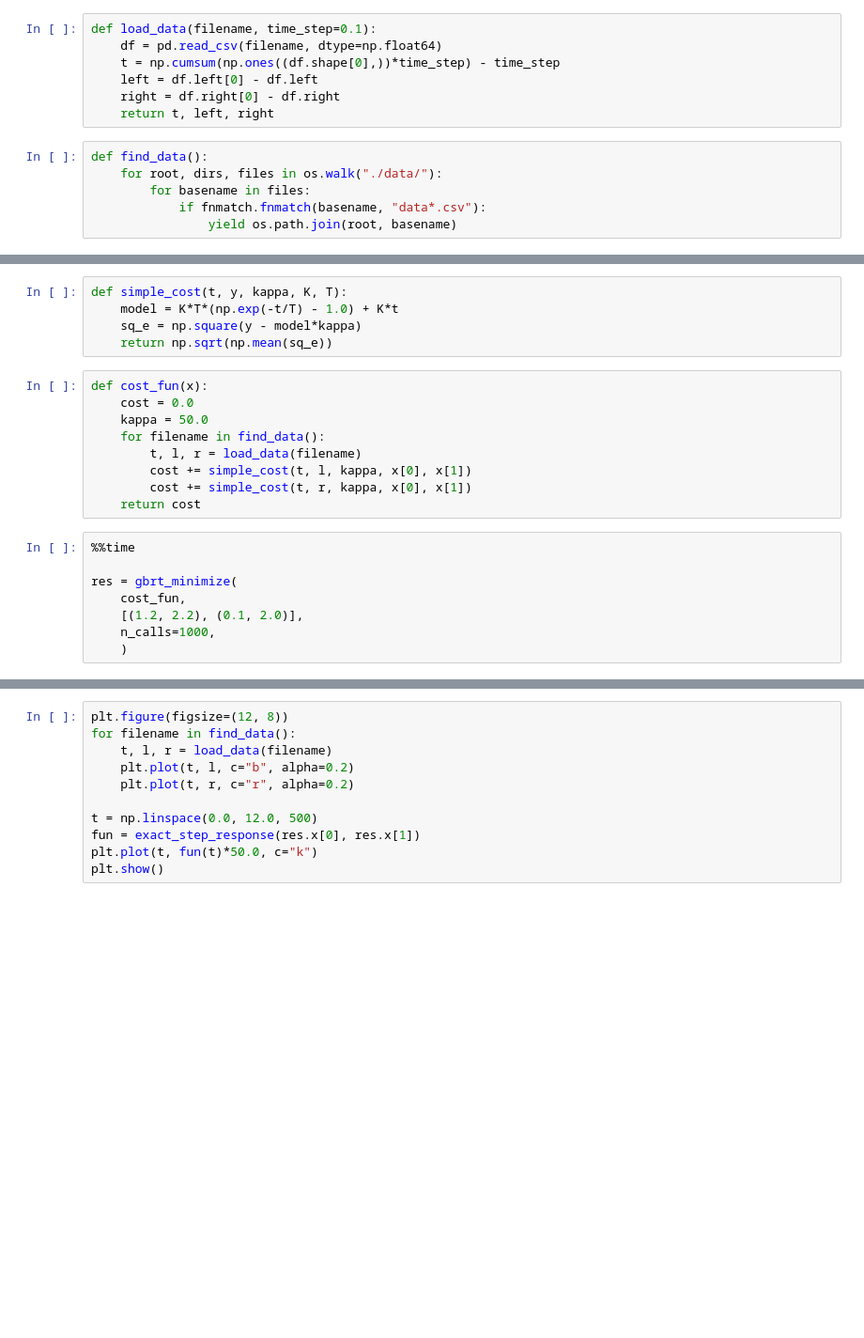
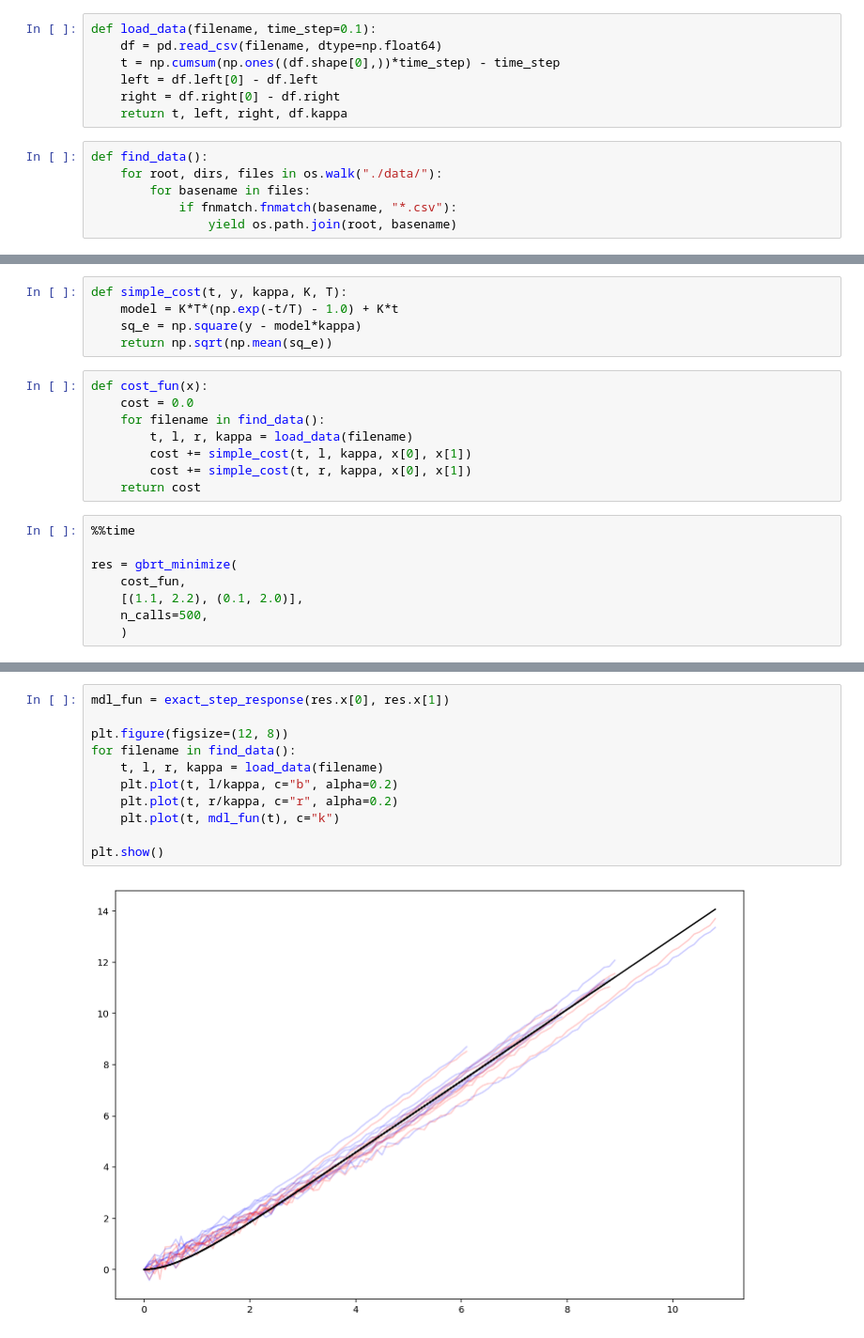
Before and after one commit to mp4096/sys-ident-robot, a Jupyter notebook: system_identification.ipynb, the cells around one changed output, grey strips where cells are left out. Shown at 94% size. Drawn from its saved outputs; the diff is of its cells as text; blank space fills up the shorter version.

Commit message:
New data, update nb

```diff
--- a/system_identification.ipynb
+++ b/system_identification.ipynb
@@ -17,12 +17,12 @@ def load_data(filename, time_step=0.1):
     t = np.cumsum(np.ones((df.shape[0],))*time_step) - time_step
     left = df.left[0] - df.left
     right = df.right[0] - df.right
-    return t, left, right
+    return t, left, right, df.kappa
 # %%
 def find_data():
     for root, dirs, files in os.walk("./data/"):
         for basename in files:
-            if fnmatch.fnmatch(basename, "data*.csv"):
+            if fnmatch.fnmatch(basename, "*.csv"):
                 yield os.path.join(root, basename)
 # %% [markdown]
 Given is the following transfer function:
@@ -47,9 +47,8 @@ def simple_cost(t, y, kappa, K, T):
 # %%
 def cost_fun(x):
     cost = 0.0
-    kappa = 50.0
     for filename in find_data():
-        t, l, r = load_data(filename)
+        t, l, r, kappa = load_data(filename)
         cost += simple_cost(t, l, kappa, x[0], x[1])
         cost += simple_cost(t, r, kappa, x[0], x[1])
     return cost
@@ -58,6 +57,6 @@ def cost_fun(x):
 
 res = gbrt_minimize(
     cost_fun,
-    [(1.2, 2.2), (0.1, 2.0)],
-    n_calls=1000,
+    [(1.1, 2.2), (0.1, 2.0)],
+    n_calls=500,
     )
@@ -69,11 +76,13 @@ res.x
 # %%
+mdl_fun = exact_step_response(res.x[0], res.x[1])
+
 plt.figure(figsize=(12, 8))
 for filename in find_data():
-    t, l, r = load_data(filename)
-    plt.plot(t, l, c="b", alpha=0.2)
-    plt.plot(t, r, c="r", alpha=0.2)
+    t, l, r, kappa = load_data(filename)
+    plt.plot(t, l/kappa, c="b", alpha=0.2)
+    plt.plot(t, r/kappa, c="r", alpha=0.2)
+    plt.plot(t, mdl_fun(t), c="k")
 
-t = np.linspace(0.0, 12.0, 500)
-fun = exact_step_response(res.x[0], res.x[1])
-plt.plot(t, fun(t)*50.0, c="k")
 plt.show()
+# %% [output]
+[figure, added]
```
Also changed, not shown: parts of 3 cells of this notebook, 15 other files.
